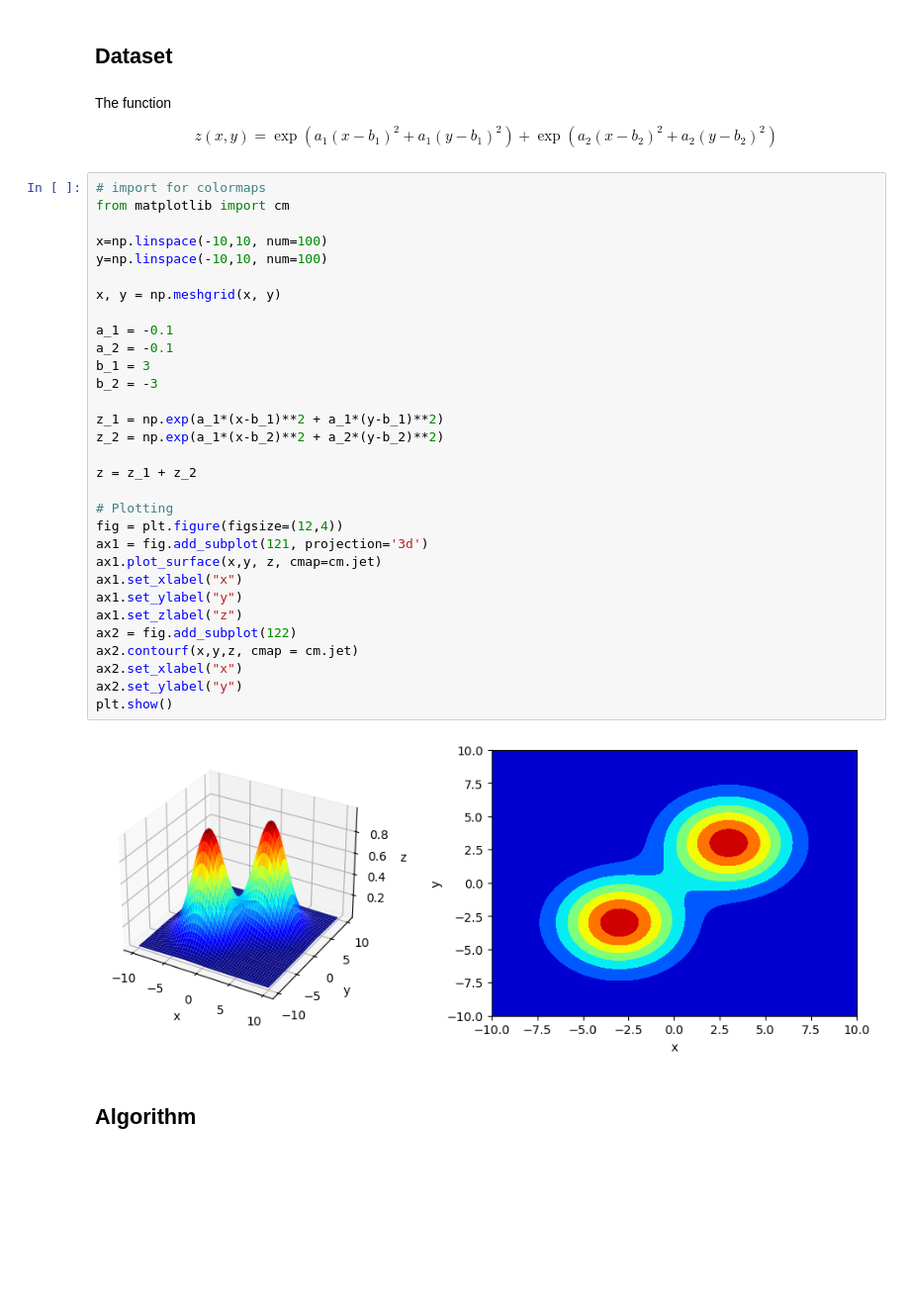
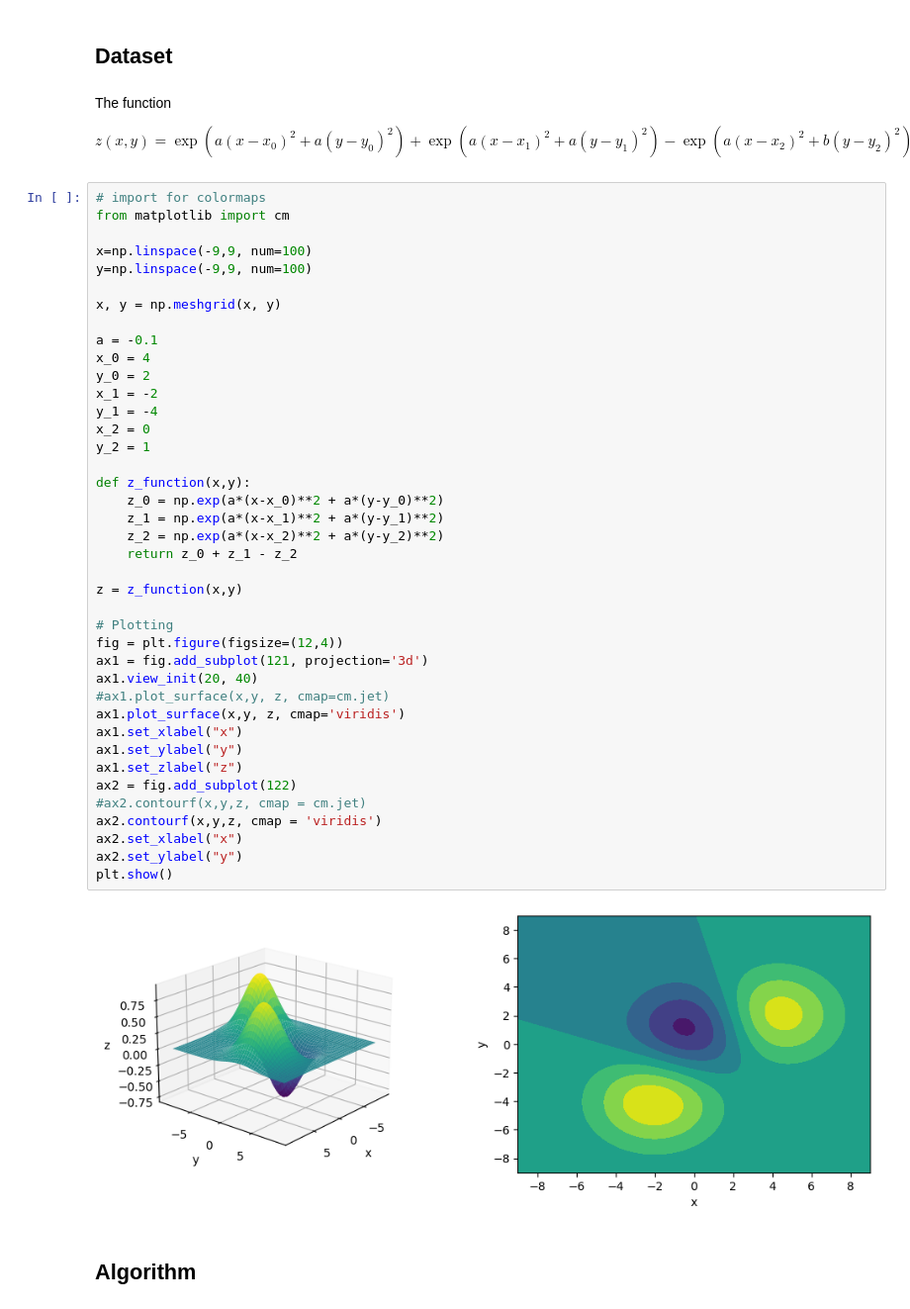
Before and after one commit to Bruno-Moreno/ML---Study, a Jupyter notebook: notebooks/DL/sgd.ipynb, the cells around one changed output. Shown at 99% size. Cells and saved outputs as stored; diff of their text form; blank space fills up the shorter version.

```diff
--- a/notebooks/DL/sgd.ipynb
+++ b/notebooks/DL/sgd.ipynb
@@ -9,40 +8,49 @@ import matplotlib.pyplot as plt
 # %% [markdown]
 The function
 
-$$ z(x,y) = \exp (a_1(x-b_1)^2 + a_1(y-b_1)^2) + \exp (a_2(x-b_2)^2 + a_2(y-b_2)^2) $$
+$$ z(x,y) = \exp (a(x-x_0)^2 + a(y-y_0)^2) + \exp (a(x-x_1)^2 + a(y-y_1)^2) - \exp (a(x-x_2)^2 + b(y-y_2)^2) $$
 # %%
 # import for colormaps
 from matplotlib import cm
 
-x=np.linspace(-10,10, num=100)
-y=np.linspace(-10,10, num=100)
+x=np.linspace(-9,9, num=100)
+y=np.linspace(-9,9, num=100)
 
 x, y = np.meshgrid(x, y)
 
-a_1 = -0.1
-a_2 = -0.1
-b_1 = 3
-b_2 = -3
+a = -0.1
+x_0 = 4
+y_0 = 2
+x_1 = -2
+y_1 = -4
+x_2 = 0
+y_2 = 1
 
-z_1 = np.exp(a_1*(x-b_1)**2 + a_1*(y-b_1)**2)
-z_2 = np.exp(a_1*(x-b_2)**2 + a_2*(y-b_2)**2)
+def z_function(x,y):
+    z_0 = np.exp(a*(x-x_0)**2 + a*(y-y_0)**2)
+    z_1 = np.exp(a*(x-x_1)**2 + a*(y-y_1)**2)
+    z_2 = np.exp(a*(x-x_2)**2 + a*(y-y_2)**2)
+    return z_0 + z_1 - z_2
 
-z = z_1 + z_2
+z = z_function(x,y)
 
 # Plotting
 fig = plt.figure(figsize=(12,4))
 ax1 = fig.add_subplot(121, projection='3d')
-ax1.plot_surface(x,y, z, cmap=cm.jet)
+ax1.view_init(20, 40)
+#ax1.plot_surface(x,y, z, cmap=cm.jet)
+ax1.plot_surface(x,y, z, cmap='viridis')
 ax1.set_xlabel("x")
 ax1.set_ylabel("y")
 ax1.set_zlabel("z")
 ax2 = fig.add_subplot(122)
-ax2.contourf(x,y,z, cmap = cm.jet)
+#ax2.contourf(x,y,z, cmap = cm.jet)
+ax2.contourf(x,y,z, cmap = 'viridis')
 ax2.set_xlabel("x")
 ax2.set_ylabel("y")
 plt.show()
 # %% [output]
-[figure, old version]
+[figure, new version]
 # %% [markdown]
 ## Algorithm
 # %% [markdown]
```
Also changed, not shown: parts of 5 cells of this notebook, 2 other files.
